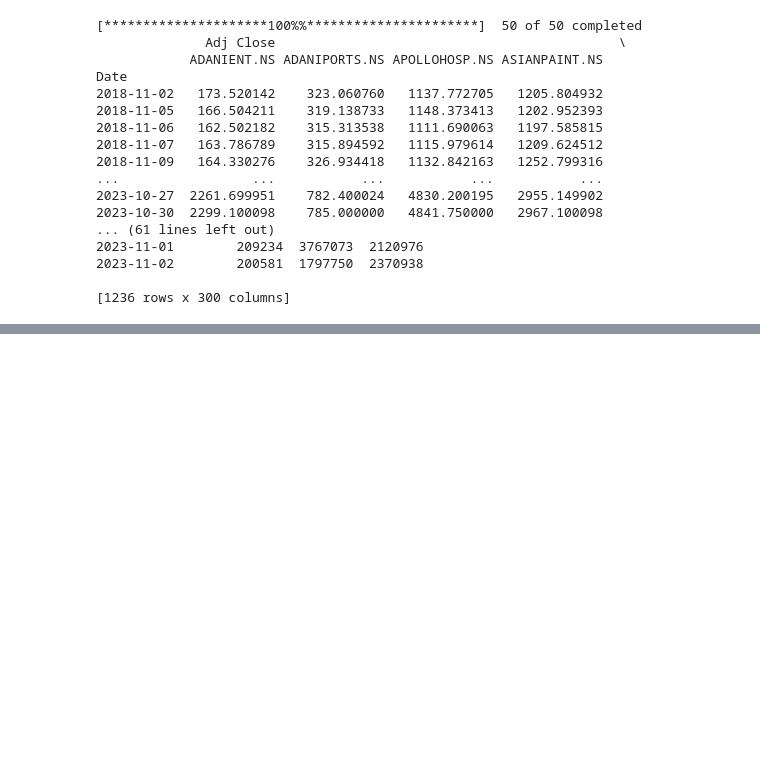
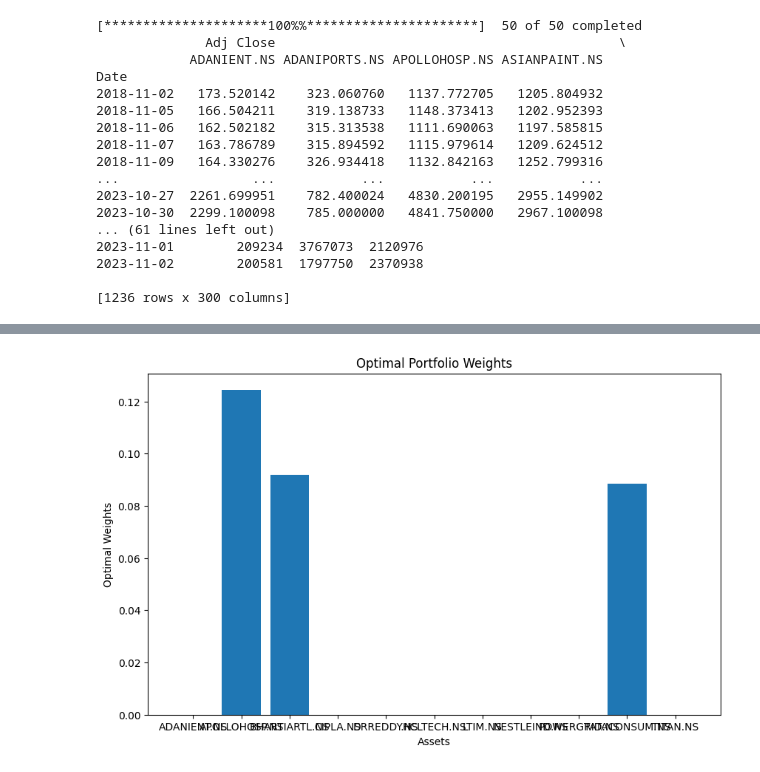
Before and after one commit to Kushagra-1071/Portfolio_Optimization, a Jupyter notebook: Portfolio_Optimization.ipynb, the cells around one changed output, grey strips where cells are left out. Saved outputs shown, nothing was run; the diff lists cells and outputs as text; code cells hidden in the pictures; blank space fills up the shorter version.

```diff
--- a/Portfolio_Optimization.ipynb
+++ b/Portfolio_Optimization.ipynb
@@ -132,0 +125,12 @@ ValueError: ignored
+# %%
+#Markovitz Model for Allocation
+from datetime import datetime,timedelta
+end_date=datetime.today()
+start_date=end_date-timedelta(days=5*365)
+print(start_date)
+
+#Adjusting Data Prices
+adj_close_df=pd.DataFrame()
+for ticker in company_tickers:
+    data=yf.download(ticker, start=start_date,end=end_date)
+    adj_close_df[ticker]=data['Adj Close']
@@ -132,0 +209,18 @@ ValueError: ignored
+# %%
+non_zero_tickers=[]
+for i in range(len(company_tickers)):
+  if optimal_weights[i]>0.0001:
+    non_zero_tickers.append(company_tickers[i])
+company_tickers=non_zero_tickers
+optimal_weights = [optimal_weights[i] for i in range(len(company_tickers))]
+# %%
+plt.figure(figsize=(10, 6))
+plt.bar(company_tickers, optimal_weights)
+
+plt.xlabel('Assets')
+plt.ylabel('Optimal Weights')
+plt.title('Optimal Portfolio Weights')
+
+plt.show()
+# %% [output]
+[figure, added]
```
Also changed, not shown: parts of 10 cells of this notebook.
